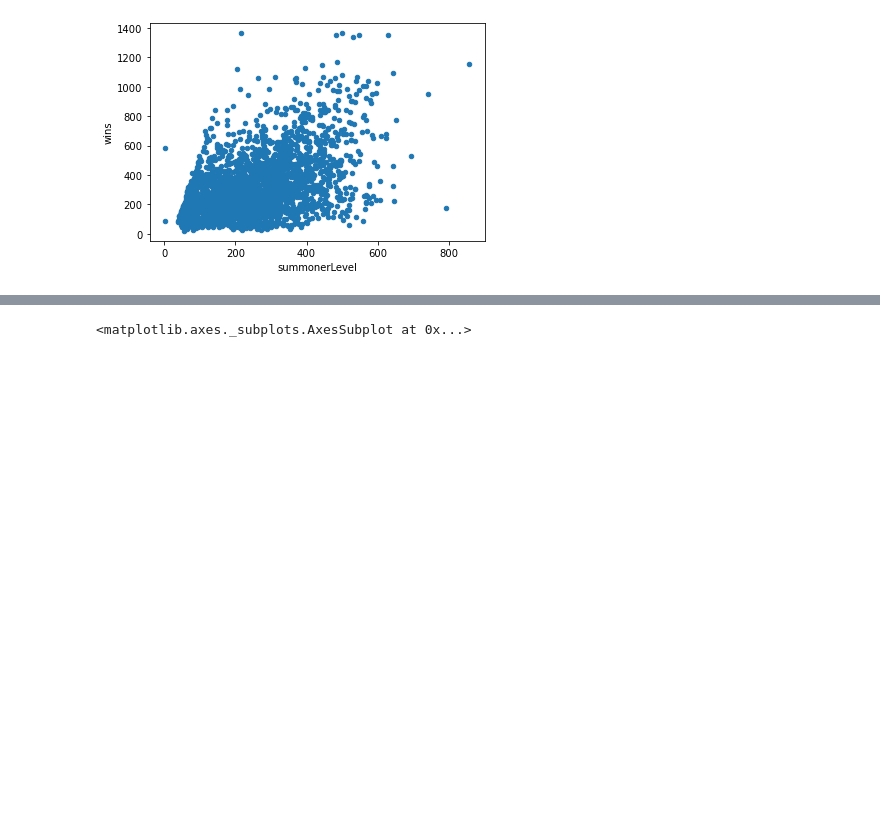
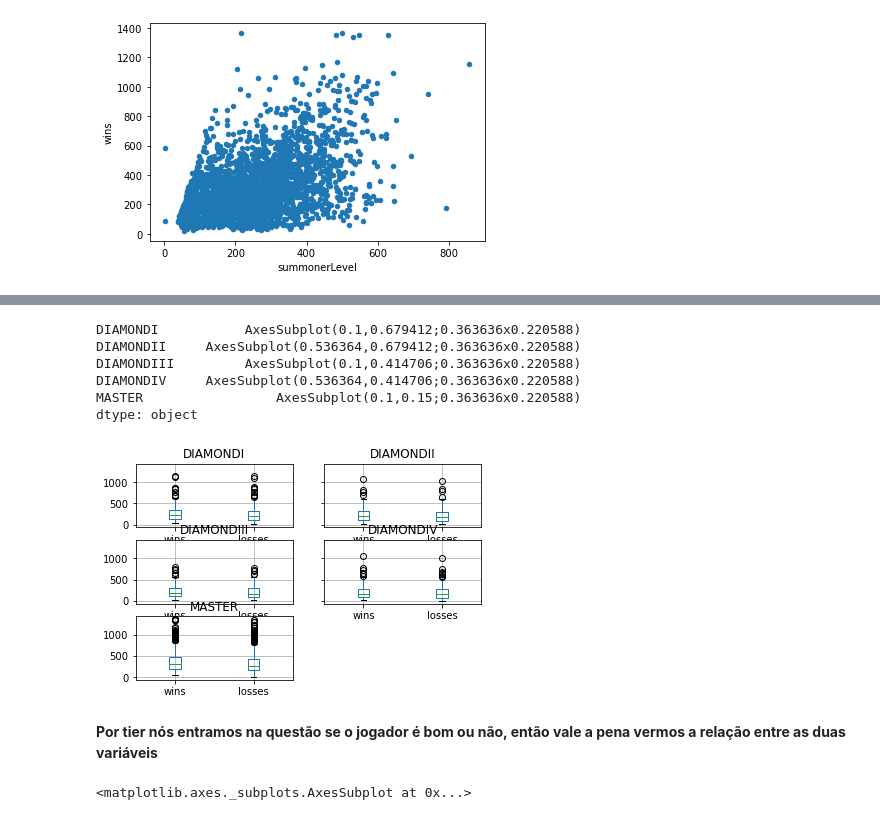
Before and after one commit to rcs8/PredictLolWins, a Jupyter notebook: Processing Data.ipynb, the cells around one changed output, grey strips where cells are left out. Drawn from its saved outputs; the diff is of its cells as text; code cells hidden in the pictures; blank space fills up the shorter version.

```diff
--- a/Processing Data.ipynb
+++ b/Processing Data.ipynb
@@ -243,0 +288,3 @@ df_users_seed.plot.scatter(x='summonerLevel', y='wins')
+# %%
+df_users_by_tier = df_users_seed.groupby(['tier'])
+df_users_by_tier[['wins','losses']].mean()
@@ -244,3 +299,15 @@ df_users_seed.plot.scatter(x='summonerLevel', y='wins')
+# %%
+df_users_by_tier.boxplot(column=['wins','losses'])
+# %% [output]
+DIAMONDI           AxesSubplot(0.1,0.679412;0.363636x0.220588)
+DIAMONDII     AxesSubplot(0.536364,0.679412;0.363636x0.220588)
+DIAMONDIII         AxesSubplot(0.1,0.414706;0.363636x0.220588)
+DIAMONDIV     AxesSubplot(0.536364,0.414706;0.363636x0.220588)
+MASTER                 AxesSubplot(0.1,0.15;0.363636x0.220588)
+dtype: object
+[figure, added]
+# %% [markdown]
+**Por tier nós entramos na questão se o jogador é bom ou não, então vale a pena vermos a relação entre as duas variáveis**
 # %%
 df_users_seed.plot.scatter(x='wins', y='losses')
 # %% [output]
```
Also changed, not shown: parts of 24 cells of this notebook.
